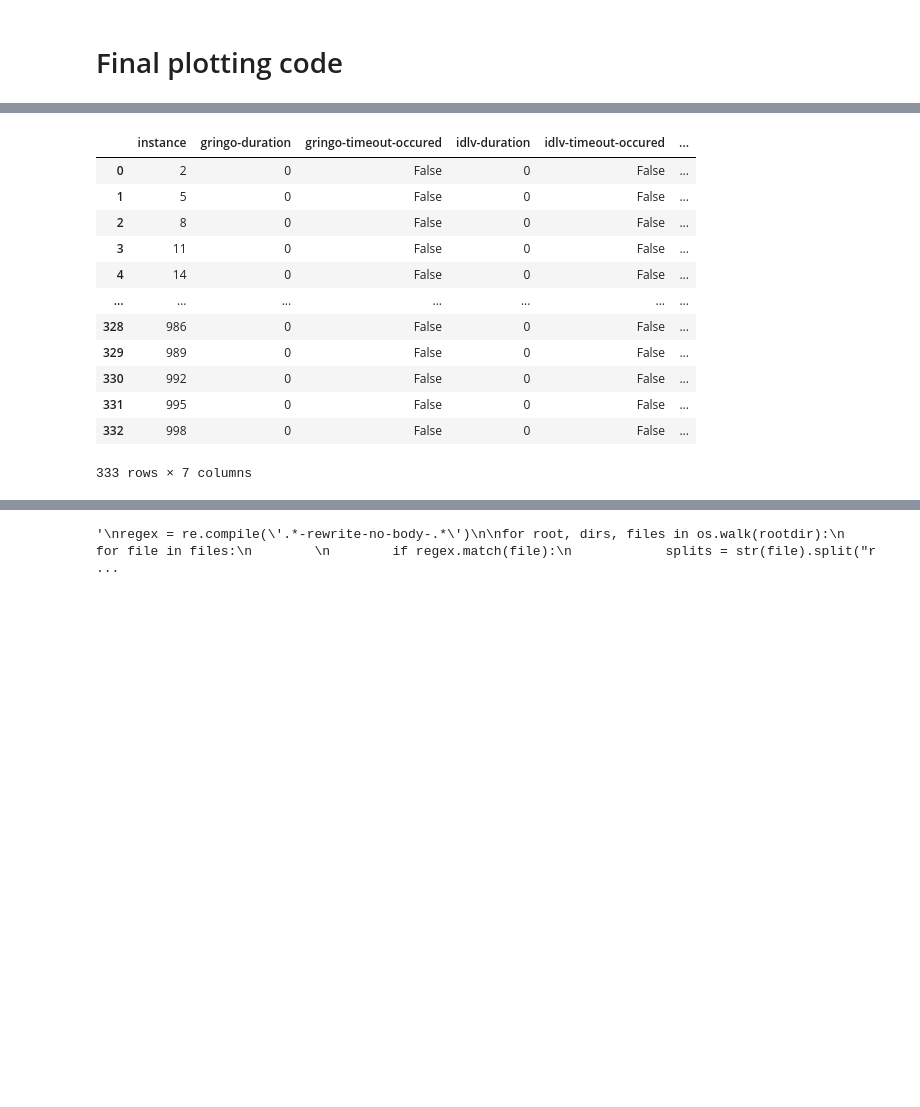
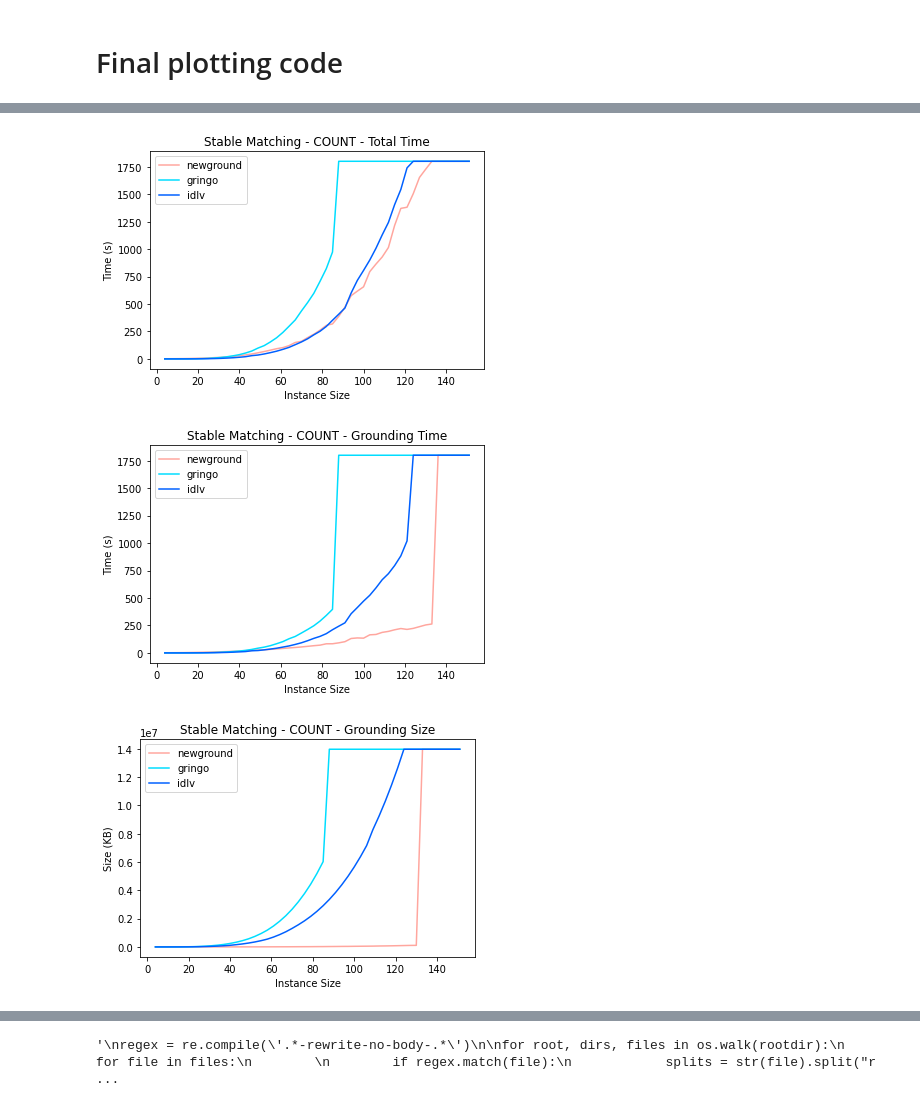
Before and after one commit to viktorbesin/newground, a Jupyter notebook: benchmark_output/benchmark-evaluation.ipynb, the cells around one changed output, grey strips where cells are left out. Drawn from its saved outputs; the diff is of its cells as text; code cells hidden in the pictures; blank space fills up the shorter version.

Commit message:
[TESTS] - Added current state of experiment analysis

```diff
--- a/benchmark_output/benchmark-evaluation.ipynb
+++ b/benchmark_output/benchmark-evaluation.ipynb
@@ -294,20 +579,68 @@ def plotting_code(files, title_prefix, image_prefix, y_axis_label):
+# %%
+last_index = 50
+
+x = x[:last_index]
+newground_total_time = newground_total_time[:last_index]
+newground_grounding_time = newground_grounding_time[:last_index]
+newground_grounding_size = newground_grounding_size[:last_index]
+
+gringo_total_time = gringo_total_time[:last_index]
+gringo_grounding_time = gringo_grounding_time[:last_index]
+gringo_grounding_size = gringo_grounding_size[:last_index]
+
+idlv_total_time = idlv_total_time[:last_index]
+idlv_grounding_time = idlv_grounding_time[:last_index]
+idlv_grounding_size = idlv_grounding_size[:last_index]
+# %%
+fig, ax = plt.subplots()
+
+ax.plot(x, newground_total_time, label = "newground", color = color_no_body)
+ax.plot(x, gringo_total_time, label = "gringo", color = color_gringo)
+ax.plot(x, idlv_total_time, label = "idlv", color = color_idlv)
+
+ax.set_xlabel("Instance Size")
+ax.set_ylabel("Time (s)")
+ax.legend()
+
+ax.set_title(f"Stable Matching - COUNT - Total Time")
+
+fig.savefig(f"images/sm_test_total_time_count.png", dpi=500)
+plt.show()
+
+fig, ax = plt.subplots()
+
+ax.plot(x, newground_grounding_time, label = "newground", color = color_no_body)
+ax.plot(x, gringo_grounding_time, label = "gringo", color = color_gringo)
+ax.plot(x, idlv_grounding_time, label = "idlv", color = color_idlv)
+
+ax.set_xlabel("Instance Size")
+ax.set_ylabel("Time (s)")
+ax.legend()
+
+ax.set_title(f"Stable Matching - COUNT - Grounding Time")
+
+fig.savefig(f"images/sm_test_grounding_time_count.png", dpi=500)
+plt.show()
+
+fig, ax = plt.subplots()
+
+ax.plot(x, newground_grounding_size, label = "newground", color = color_no_body)
+ax.plot(x, gringo_grounding_size, label = "gringo", color = color_gringo)
+ax.plot(x, idlv_grounding_size, label = "idlv", color = color_idlv)
+
+ax.set_xlabel("Instance Size")
+ax.set_ylabel("Size (KB)")
+ax.legend()
+
+ax.set_title(f"Stable Matching - COUNT - Grounding Size")
+
+fig.savefig(f"images/sm_test_grounding_size_count.png", dpi=500)
+plt.show()
+# %% [output]
+[figure, added]
+[figure, added]
+[figure, added]
 # %%
 bounds_total_time_data = pandas.read_csv("26-bounds-test_total_time.csv", delimiter=',')
 bounds_grounding_time_data = pandas.read_csv("26-bounds-test_grounding_time.csv", delimiter=',')
 bounds_grounding_size_data = pandas.read_csv("26-bounds-test_grounding_size.csv", delimiter=',')
-# %%
-bounds_total_time_data
-# %% [output]
-|  | instance | gringo-duration | gringo-timeout-occured | idlv-duration | idlv-timeout-occured | ... |
-| 0 | 2 | 0 | False | 0 | False | ... |
-| 1 | 5 | 0 | False | 0 | False | ... |
-| 2 | 8 | 0 | False | 0 | False | ... |
-| 3 | 11 | 0 | False | 0 | False | ... |
-| 4 | 14 | 0 | False | 0 | False | ... |
-| ... | ... | ... | ... | ... | ... | ... |
-| 328 | 986 | 0 | False | 0 | False | ... |
-| 329 | 989 | 0 | False | 0 | False | ... |
-| 330 | 992 | 0 | False | 0 | False | ... |
-| 331 | 995 | 0 | False | 0 | False | ... |
-| 332 | 998 | 0 | False | 0 | False | ... |
-333 rows × 7 columns
```
Also changed, not shown: parts of 17 cells of this notebook, 54 other files.
